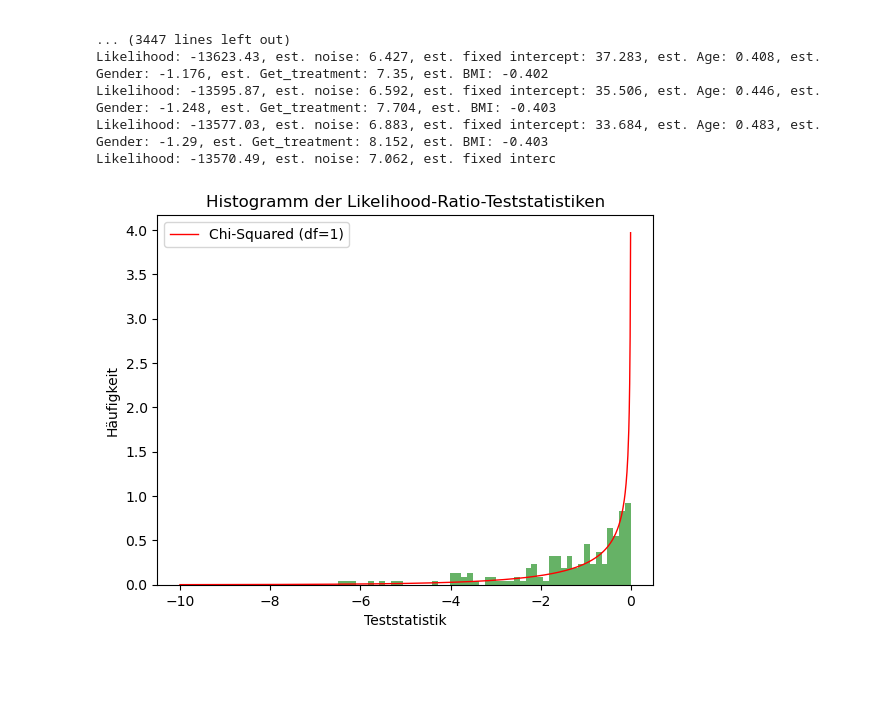
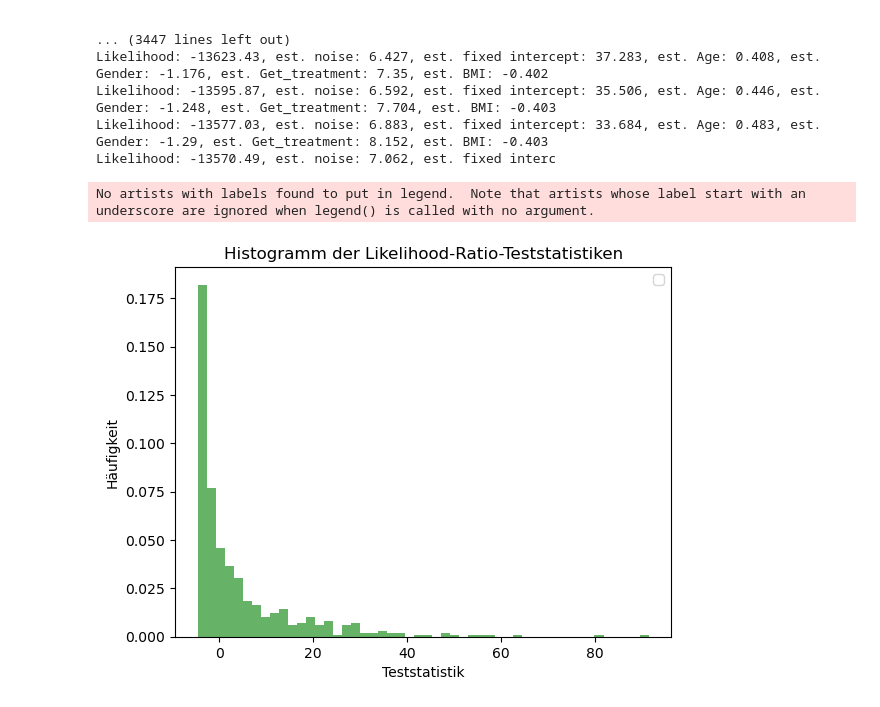
Before and after one commit to el-pato01/BA2024, a Jupyter notebook: Code/train_vae/dietarychange.ipynb, the cells around one changed output. Drawn from its saved outputs; the diff is of its cells as text; code cells hidden in the pictures; blank space fills up the shorter version.

```diff
--- a/Code/train_vae/dietarychange.ipynb
+++ b/Code/train_vae/dietarychange.ipynb
@@ -460,26 +460,27 @@ Likelihood: -13595.87, est. noise: 6.592, est. fixed intercept: 35.506, est. Age
 Likelihood: -13577.03, est. noise: 6.883, est. fixed intercept: 33.684, est. Age: 0.483, est. Gender: -1.29, est. Get_treatment: 8.152, est. BMI: -0.403
 Likelihood: -13570.49, est. noise: 7.062, est. fixed interc
 # %%
-lrt_hist = []
-for val in lrt_results:
-    if -20 < val < 0:
-        lrt_hist.append(val)
-
+# lrt_hist = []
+# for val in lrt_results:
+#     if -20 < val < 0:
+#         lrt_hist.append(val)
+# np.array(torch.stack(lrt_res).detach())
 
 # Histogramm der Teststatistiken erstellen
-plt.hist(np.array(torch.stack(lrt_hist).detach()), bins=50, density=True, alpha=0.6, color='g')# balken dünner und so dass man mit chi quadrat vergleichen kann
+plt.hist(lrt_res, bins=50, density=True, alpha=0.6, color='g')# balken dünner und so dass man mit chi quadrat vergleichen kann
 
 # Chi-Quadrat-Verteilung mit einem Freiheitsgrad plotten (für Vergleich)
-x = np.linspace(0, 10, 1000)
-plt.plot(-x, chi2.pdf(x, df=1), 'r-', lw=1, label='Chi-Squared (df=1)')
+# x = np.linspace(0, 10, 1000)
+# plt.plot(x, chi2.pdf(x, df=1), 'r-', lw=1, label='Chi-Squared (df=1)')
 
 # Beschriftungen hinzufügen
 plt.title('Histogramm der Likelihood-Ratio-Teststatistiken')
 plt.xlabel('Teststatistik')
 plt.ylabel('Häufigkeit')
 plt.legend()
 
 # Histogramm anzeigen
 plt.show()
 # %% [output]
+No artists with labels found to put in legend.  Note that artists whose label start with an underscore are ignored when legend() is called with no argument.
-[figure, old version]
+[figure, new version]
```
Also changed, not shown: 14 other files.
